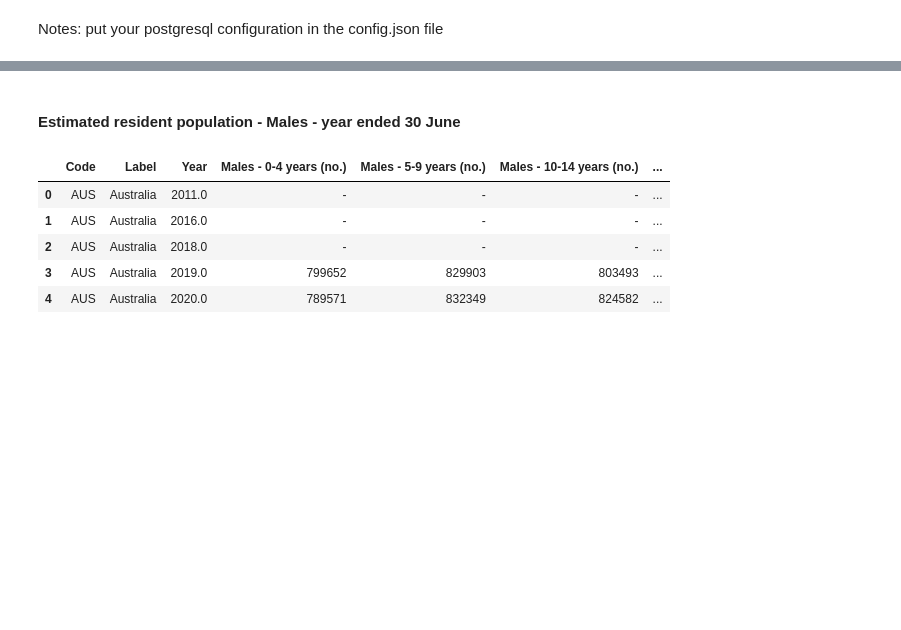
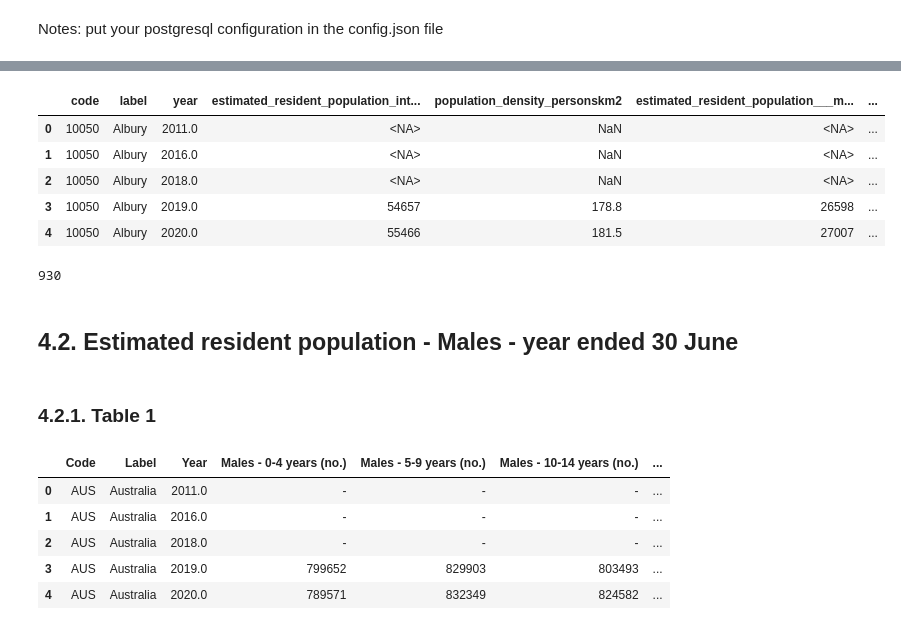
Before and after one commit to mnaufaldr01/de-assignment-1, a Jupyter notebook: assignment1.ipynb, the cells around one changed output, grey strips where cells are left out. Saved outputs shown, nothing was run; the diff lists cells and outputs as text; code cells hidden in the pictures; blank space fills up the shorter version.

```diff
--- a/assignment1.ipynb
+++ b/assignment1.ipynb
@@ -182,0 +297,4 @@ url = "https://www.abs.gov.au/methodologies/data-region-methodology/2011-24/1410
+# %%
+# clean column names
+df = clean_column_names(df)
+df.columns
@@ -182,0 +311,3 @@ url = "https://www.abs.gov.au/methodologies/data-region-methodology/2011-24/1410
+# %%
+# convert data types
+df = convert_abs_datatype(df)
@@ -183,2 +328,17 @@ url = "https://www.abs.gov.au/methodologies/data-region-methodology/2011-24/1410
+# %%
+# re-check table
+df.head()
+# %% [output]
+|  | code | label | year | estimated_resident_population_int... | population_density_personskm2 | estimated_resident_population___m... | ... |
+| 0 | 10050 | Albury | 2011.0 | <NA> | NaN | <NA> | ... |
+| 1 | 10050 | Albury | 2016.0 | <NA> | NaN | <NA> | ... |
+| 2 | 10050 | Albury | 2018.0 | <NA> | NaN | <NA> | ... |
+| 3 | 10050 | Albury | 2019.0 | 54657 | 178.8 | 26598 | ... |
+| 4 | 10050 | Albury | 2020.0 | 55466 | 181.5 | 27007 | ... |
+# %%
+# store data to database
+df.to_sql(name=table_name, con=db_engine, if_exists='append')
+# %% [output]
+930
 # %% [markdown]
-#### Estimated resident population - Males - year ended 30 June
+## 4.2. Estimated resident population - Males - year ended 30 June
@@ -185,3 +347,5 @@ url = "https://www.abs.gov.au/methodologies/data-region-methodology/2011-24/1410
+# %% [markdown]
+### 4.2.1. Table 1
 # %%
 df = pd.read_excel(url, sheet_name="Table 1", skiprows=6, usecols="A:C,M:AV")
 
```
Also changed, not shown: parts of 32 cells of this notebook.
